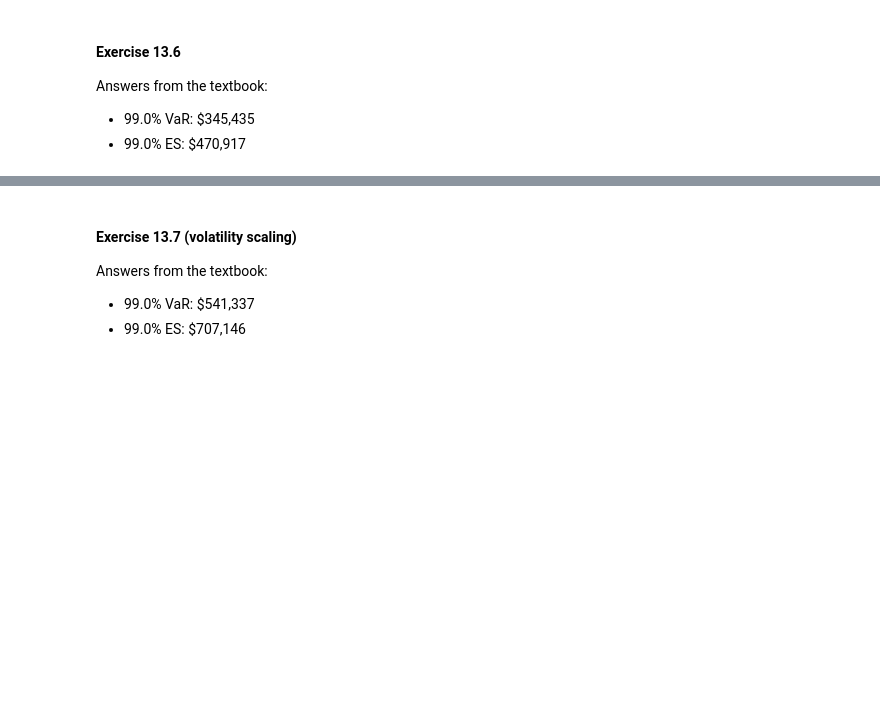
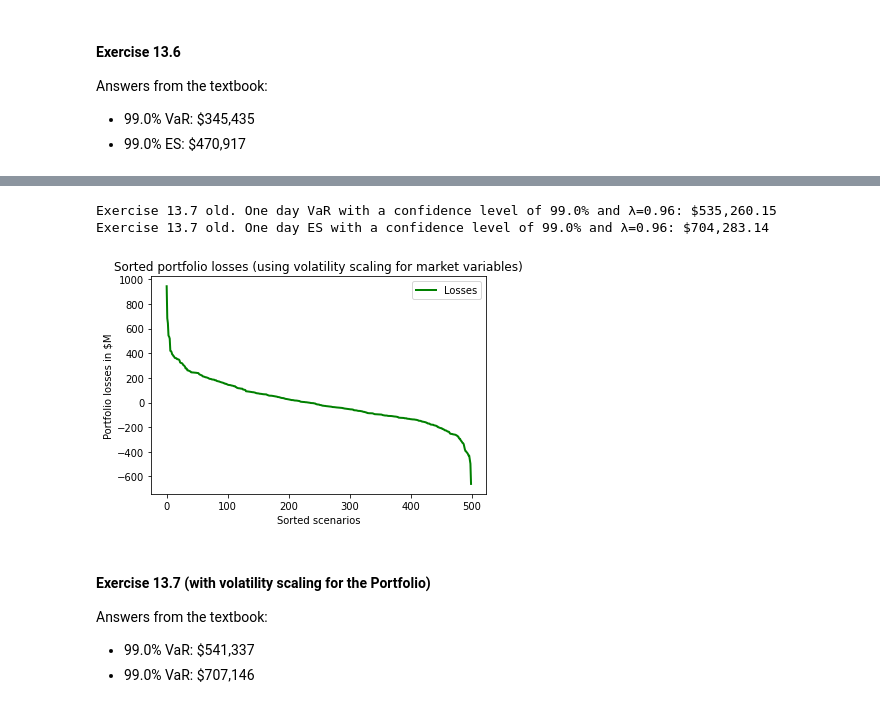
Before and after one commit to ilchen/RMaFI, a Jupyter notebook: ch13.ipynb, the cells around one changed output, grey strips where cells are left out. Saved outputs shown, nothing was run; the diff lists cells and outputs as text; code cells hidden in the pictures; blank space fills up the shorter version.

Commit message:
Implemented 13.7 using volatility scaling for the portfolio

```diff
--- a/ch13.ipynb
+++ b/ch13.ipynb
@@ -47,8 +51,14 @@ Exercise 13.6. One day ES with a confidence level of 1.0% and λ=0.99: $470,917.
+# %%
+hs.exercise_13_7_old(lbd=.96)
+# %% [output]
+Exercise 13.7 old. One day VaR with a confidence level of 99.0% and λ=0.96: $535,260.15
+Exercise 13.7 old. One day ES with a confidence level of 99.0% and λ=0.96: $704,283.14
+[figure, added]
 # %% [markdown]
-#### Exercise 13.7 (volatility scaling)
+#### Exercise 13.7 (with volatility scaling for the Portfolio)
 Answers from the textbook:
 * 99.0% VaR: \$541,337
-* 99.0% ES: \$707,146
+* 99.0% VaR: \$707,146
 # %%
 hs.exercise_13_7(lbd=.96)
 # %% [output]
```
Also changed, not shown: parts of 3 cells of this notebook, 1 other file.
